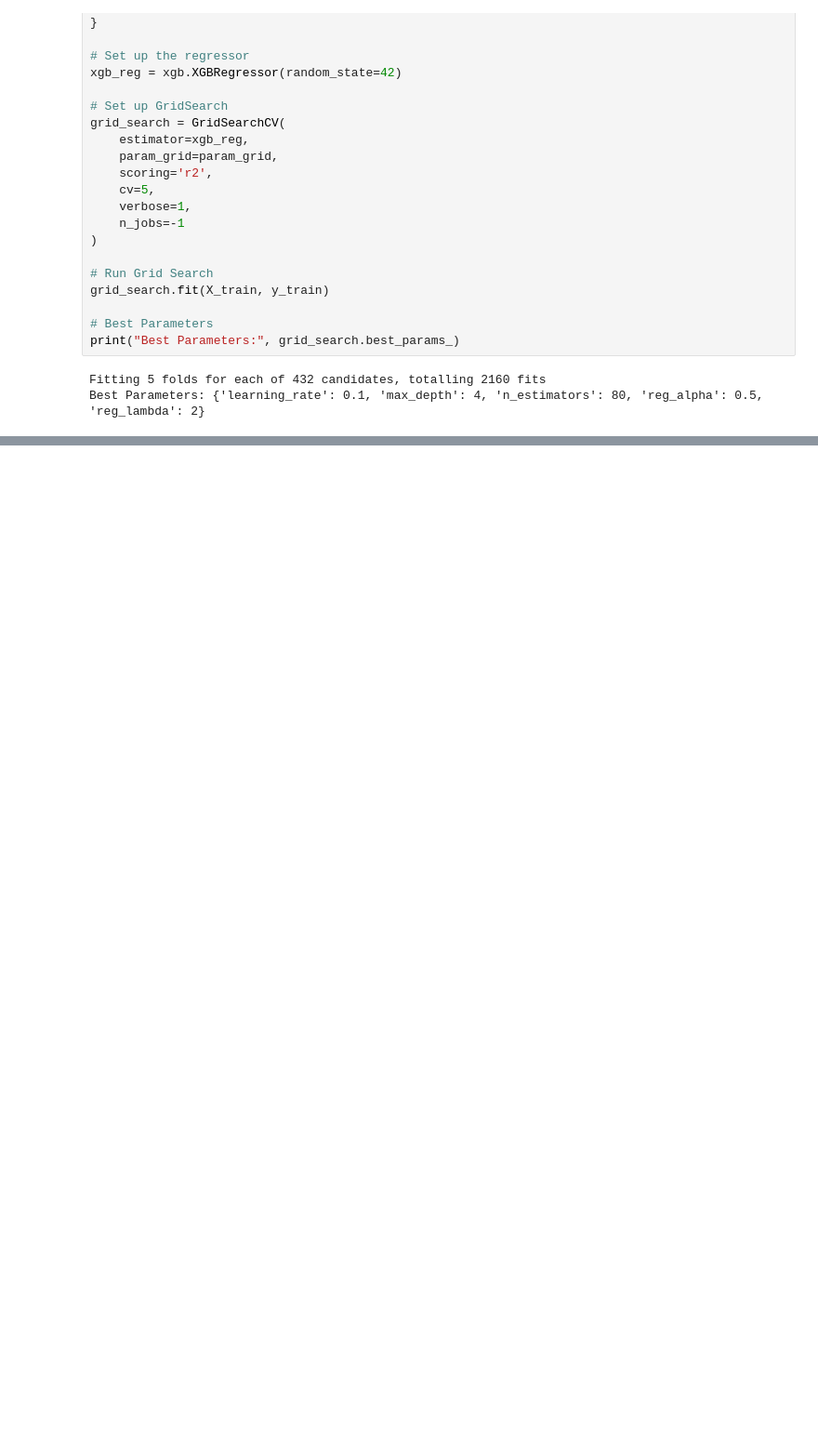
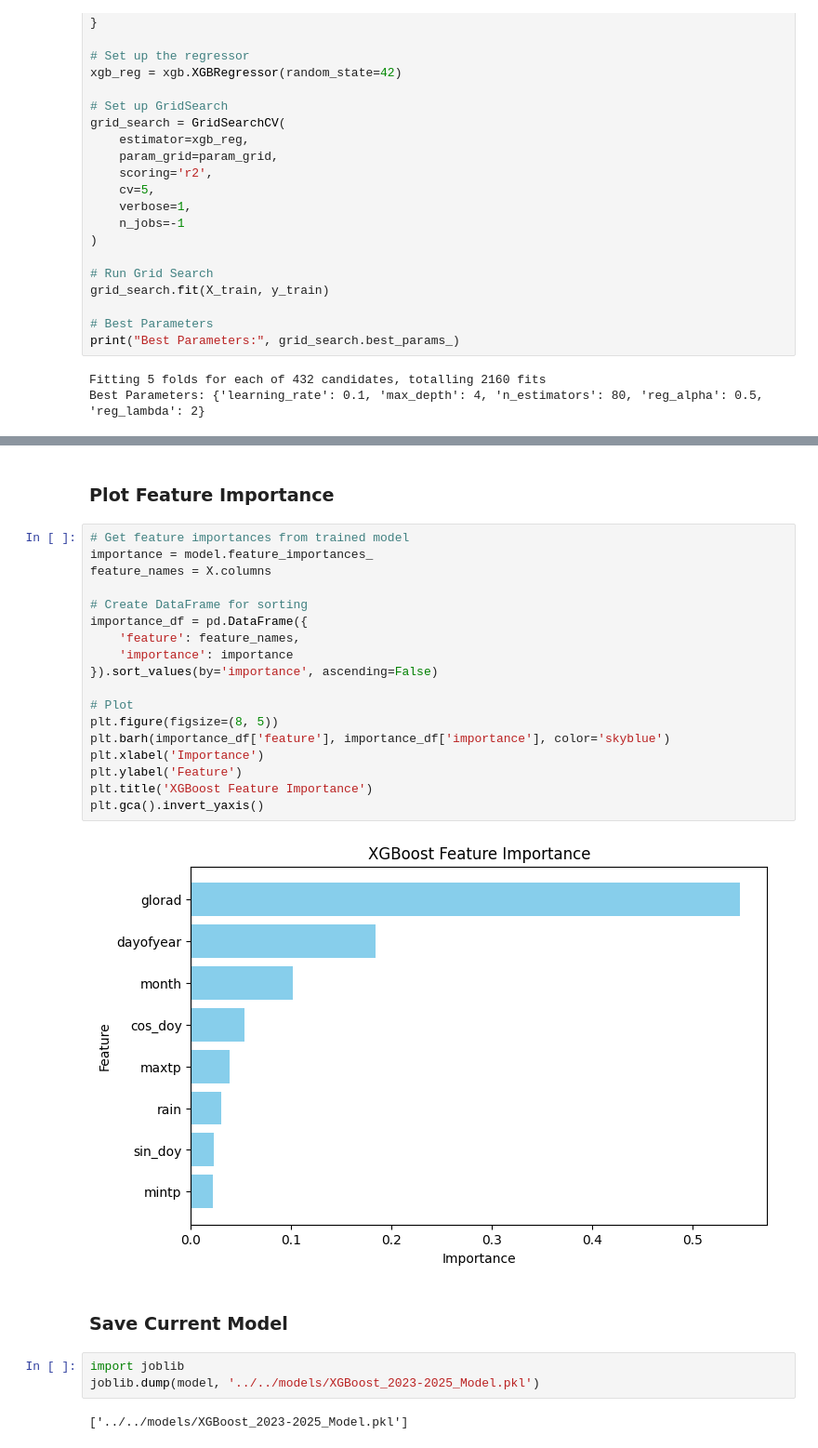
Before and after one commit to MatthieuGlemarec/SolarCast, a Jupyter notebook: Notebooks/03_Model_Training/XGBoost_2023-2025_Model.ipynb, the cells around one changed output, grey strips where cells are left out. Shown: that part at 93% size. Cells and saved outputs as stored; diff of their text form; blank space fills up the shorter version.

```diff
--- a/Notebooks/03_Model_Training/XGBoost_2023-2025_Model.ipynb
+++ b/Notebooks/03_Model_Training/XGBoost_2023-2025_Model.ipynb
@@ -207,0 +203,29 @@ plt.show()
+# %% [markdown]
+### Plot Feature Importance
+# %%
+# Get feature importances from trained model
+importance = model.feature_importances_
+feature_names = X.columns
+
+# Create DataFrame for sorting
+importance_df = pd.DataFrame({
+    'feature': feature_names,
+    'importance': importance
+}).sort_values(by='importance', ascending=False)
+
+# Plot
+plt.figure(figsize=(8, 5))
+plt.barh(importance_df['feature'], importance_df['importance'], color='skyblue')
+plt.xlabel('Importance')
+plt.ylabel('Feature')
+plt.title('XGBoost Feature Importance')
+plt.gca().invert_yaxis()
+# %% [output]
+[figure, added]
+# %% [markdown]
+### Save Current Model
+# %%
+import joblib
+joblib.dump(model, '../../models/XGBoost_2023-2025_Model.pkl')
+# %% [output]
+['../../models/XGBoost_2023-2025_Model.pkl']
```
Also changed, not shown: parts of 6 cells of this notebook, 6 other files.
